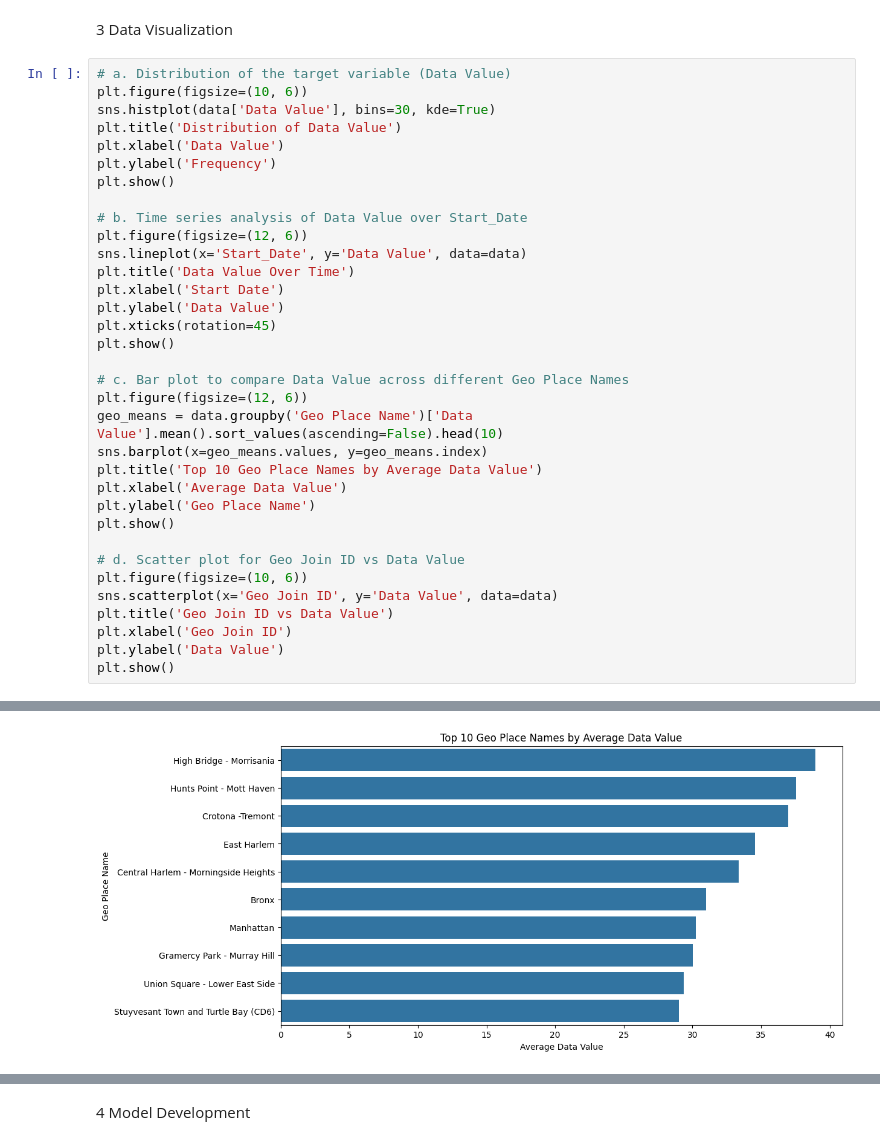
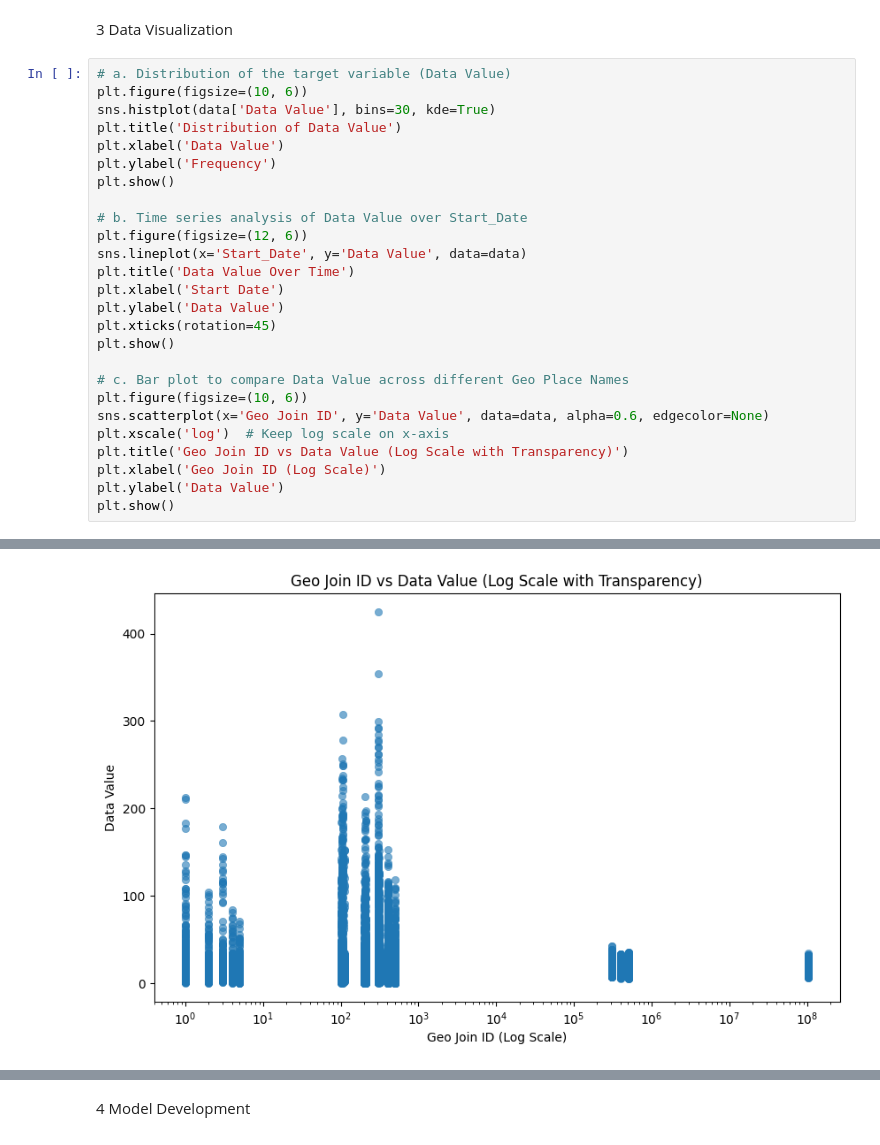
Before and after one commit to KushyKooo/Air-Quality-SOFTDSN-FINALS, a Jupyter notebook: main.ipynb, the cells around one changed output, grey strips where cells are left out. Saved outputs shown, nothing was run; the diff lists cells and outputs as text.

```diff
--- a/main.ipynb
+++ b/main.ipynb
@@ -86,38 +87,30 @@ Name: Data Value, dtype: float64
 # %%
 # a. Distribution of the target variable (Data Value)
 plt.figure(figsize=(10, 6))
 sns.histplot(data['Data Value'], bins=30, kde=True)
 plt.title('Distribution of Data Value')
 plt.xlabel('Data Value')
 plt.ylabel('Frequency')
 plt.show()
 
 # b. Time series analysis of Data Value over Start_Date
 plt.figure(figsize=(12, 6))
 sns.lineplot(x='Start_Date', y='Data Value', data=data)
 plt.title('Data Value Over Time')
 plt.xlabel('Start Date')
 plt.ylabel('Data Value')
 plt.xticks(rotation=45)
 plt.show()
 
 # c. Bar plot to compare Data Value across different Geo Place Names
-plt.figure(figsize=(12, 6))
-geo_means = data.groupby('Geo Place Name')['Data Value'].mean().sort_values(ascending=False).head(10)
-sns.barplot(x=geo_means.values, y=geo_means.index)
-plt.title('Top 10 Geo Place Names by Average Data Value')
-plt.xlabel('Average Data Value')
-plt.ylabel('Geo Place Name')
-plt.show()
-
-# d. Scatter plot for Geo Join ID vs Data Value
 plt.figure(figsize=(10, 6))
-sns.scatterplot(x='Geo Join ID', y='Data Value', data=data)
-plt.title('Geo Join ID vs Data Value')
-plt.xlabel('Geo Join ID')
+sns.scatterplot(x='Geo Join ID', y='Data Value', data=data, alpha=0.6, edgecolor=None)
+plt.xscale('log')  # Keep log scale on x-axis
+plt.title('Geo Join ID vs Data Value (Log Scale with Transparency)')
+plt.xlabel('Geo Join ID (Log Scale)')
 plt.ylabel('Data Value')
 plt.show()
 # %% [output]
 [figure]
 [figure]
-[figure, old version]
+[figure, new version]
```
Also changed, not shown: parts of 6 cells of this notebook.
